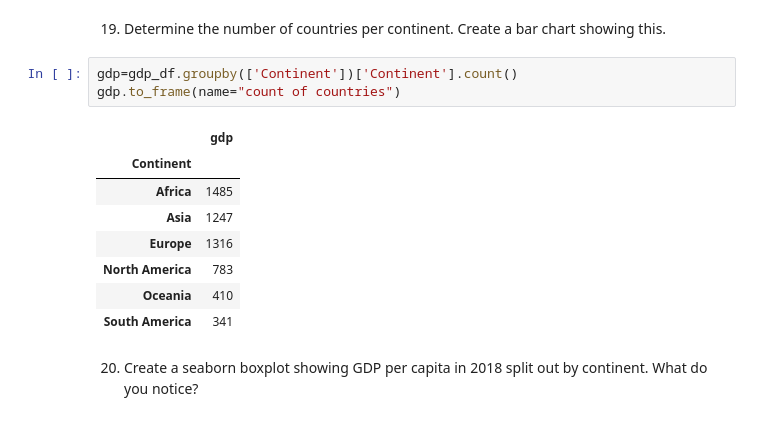
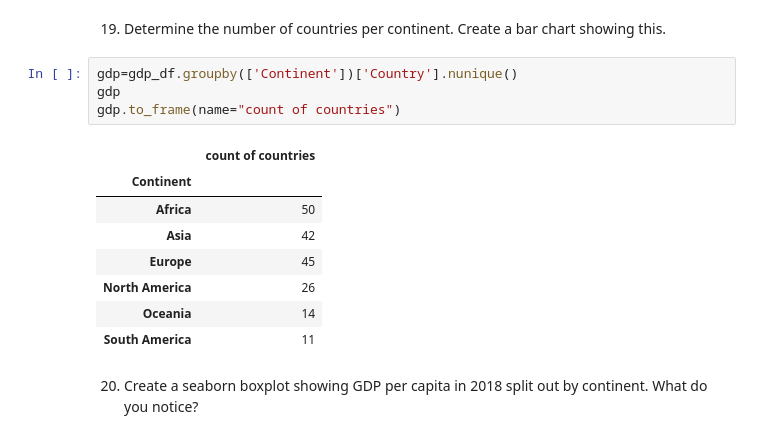
Before and after one commit to nss-data-science-cohort-7/un-exploration-toni-nss, a Jupyter notebook: notebooks/UN_Data_Exploration.ipynb, the cells around one changed output. Drawn from its saved outputs; the diff is of its cells as text.

```diff
--- a/notebooks/UN_Data_Exploration.ipynb
+++ b/notebooks/UN_Data_Exploration.ipynb
@@ -229,16 +230,17 @@ gdp_df
 # %% [markdown]
 19. Determine the number of countries per continent. Create a bar chart showing this.
 # %%
-gdp=gdp_df.groupby(['Continent'])['Continent'].count()
+gdp=gdp_df.groupby(['Continent'])['Country'].nunique()
+gdp
 gdp.to_frame(name="count of countries")
 # %% [output]
-|  | gdp |
+|  | count of countries |
 | Continent |  |
-| Africa | 1485 |
-| Asia | 1247 |
-| Europe | 1316 |
-| North America | 783 |
-| Oceania | 410 |
-| South America | 341 |
+| Africa | 50 |
+| Asia | 42 |
+| Europe | 45 |
+| North America | 26 |
+| Oceania | 14 |
+| South America | 11 |
 # %% [markdown]
 20. Create a seaborn boxplot showing GDP per capita in 2018 split out by continent. What do you notice?
```
Also changed, not shown: parts of 10 cells of this notebook, 1 other file.
